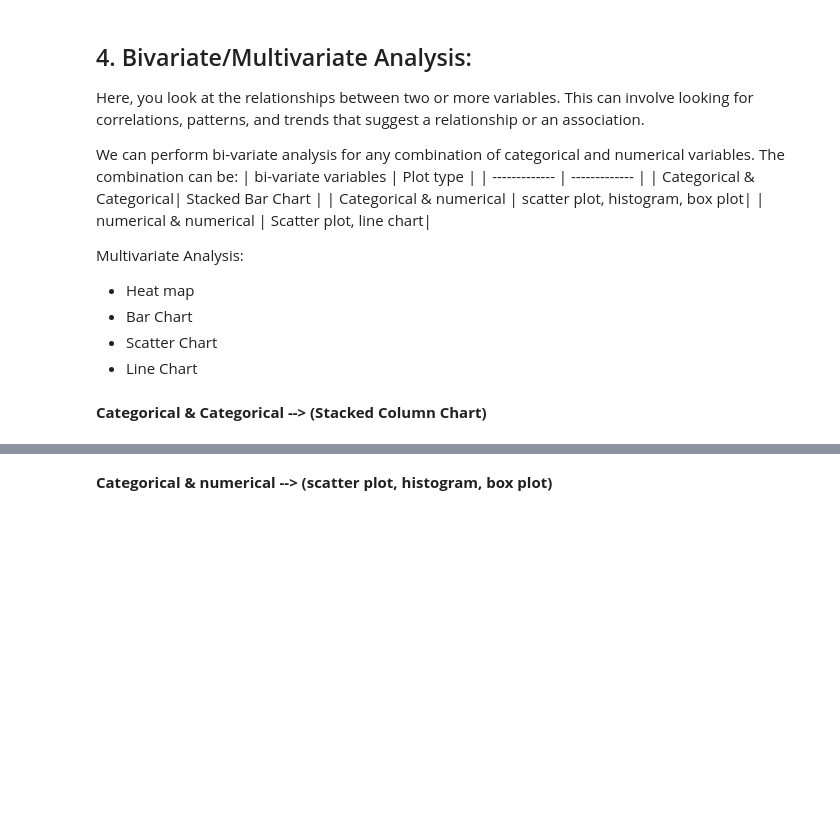
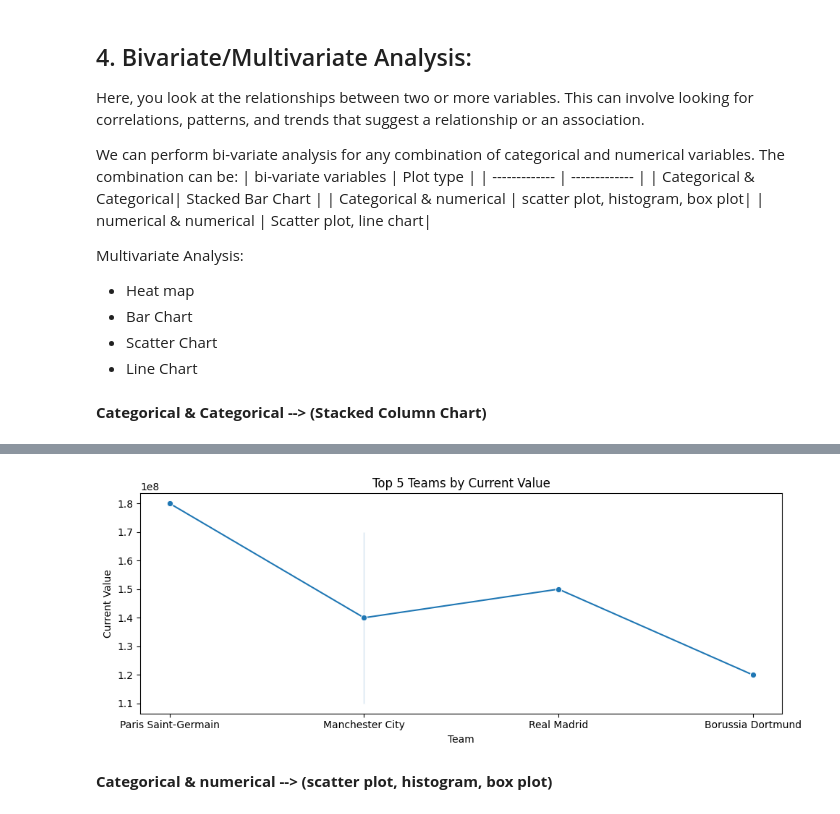
Before and after one commit to Tuwaiq-DS-ML-bootcamp-V-6/Use-case-7, a Jupyter notebook: EDA explain template_usecase7T.ipynb, the cells around one changed output, grey strips where cells are left out. Cells and saved outputs as stored; diff of their text form; code cells hidden in the pictures; blank space fills up the shorter version.

```diff
--- a/EDA explain template_usecase7T.ipynb
+++ b/EDA explain template_usecase7T.ipynb
@@ -424,2 +438,12 @@ fig.show()
+# %%
+plt.figure(figsize=(10, 4))
+sns.lineplot(data=top_teams, x='team', y='current_value', marker='o')
+plt.title('Top 5 Teams by Current Value')
+plt.xlabel('Team')
+plt.ylabel('Current Value')
+plt.tight_layout()
+plt.show()
+# %% [output]
+[figure, added]
 # %% [markdown]
 **Categorical & numerical --> (scatter plot, histogram, box plot)**
```
Also changed, not shown: parts of 63 cells of this notebook.
